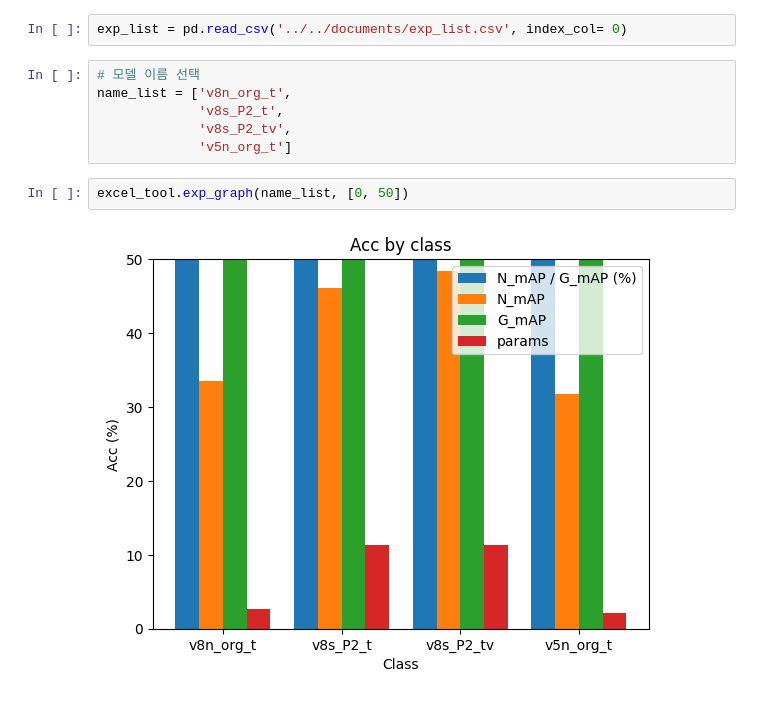
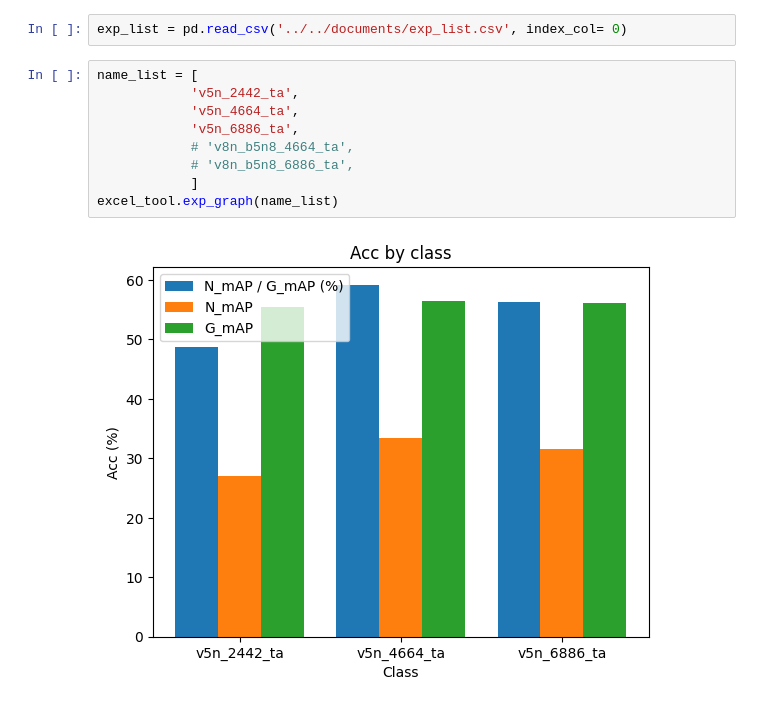
Before and after one commit to Lee-chan-hyeok/Nextchip_Autonomous_Driving_Contest, a Jupyter notebook: analysing/exp_result/exp_graph.ipynb, the cells around one changed output. Saved outputs shown, nothing was run; the diff lists cells and outputs as text.

```diff
--- a/analysing/exp_result/exp_graph.ipynb
+++ b/analysing/exp_result/exp_graph.ipynb
@@ -3,13 +3,14 @@ import pandas as pd
 import excel_tool
 # %%
 exp_list = pd.read_csv('../../documents/exp_list.csv', index_col= 0)
-# %%
-# 모델 이름 선택
-name_list = ['v8n_org_t',
-             'v8s_P2_t',
-             'v8s_P2_tv',
-             'v5n_org_t']
-# %%
-excel_tool.exp_graph(name_list, [0, 50])
-# %% [output]
-[figure, removed]
+# %%
+name_list = [
+            'v5n_2442_ta',
+            'v5n_4664_ta',
+            'v5n_6886_ta',
+            # 'v8n_b5n8_4664_ta',
+            # 'v8n_b5n8_6886_ta',
+            ]
+excel_tool.exp_graph(name_list)
+# %% [output]
+[figure, added]
```
Also changed, not shown: parts of 1 cell of this notebook, 3 other files.
